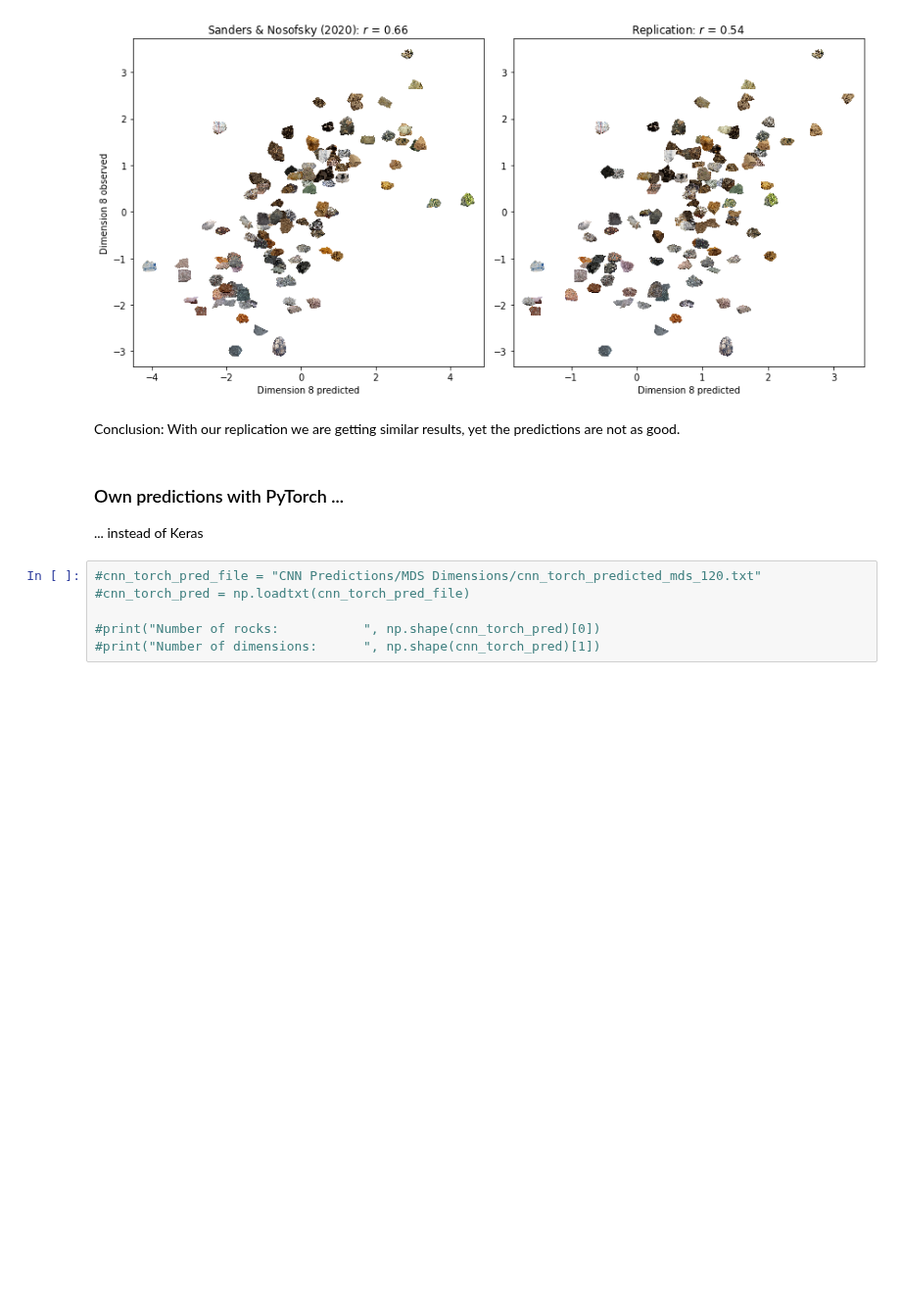
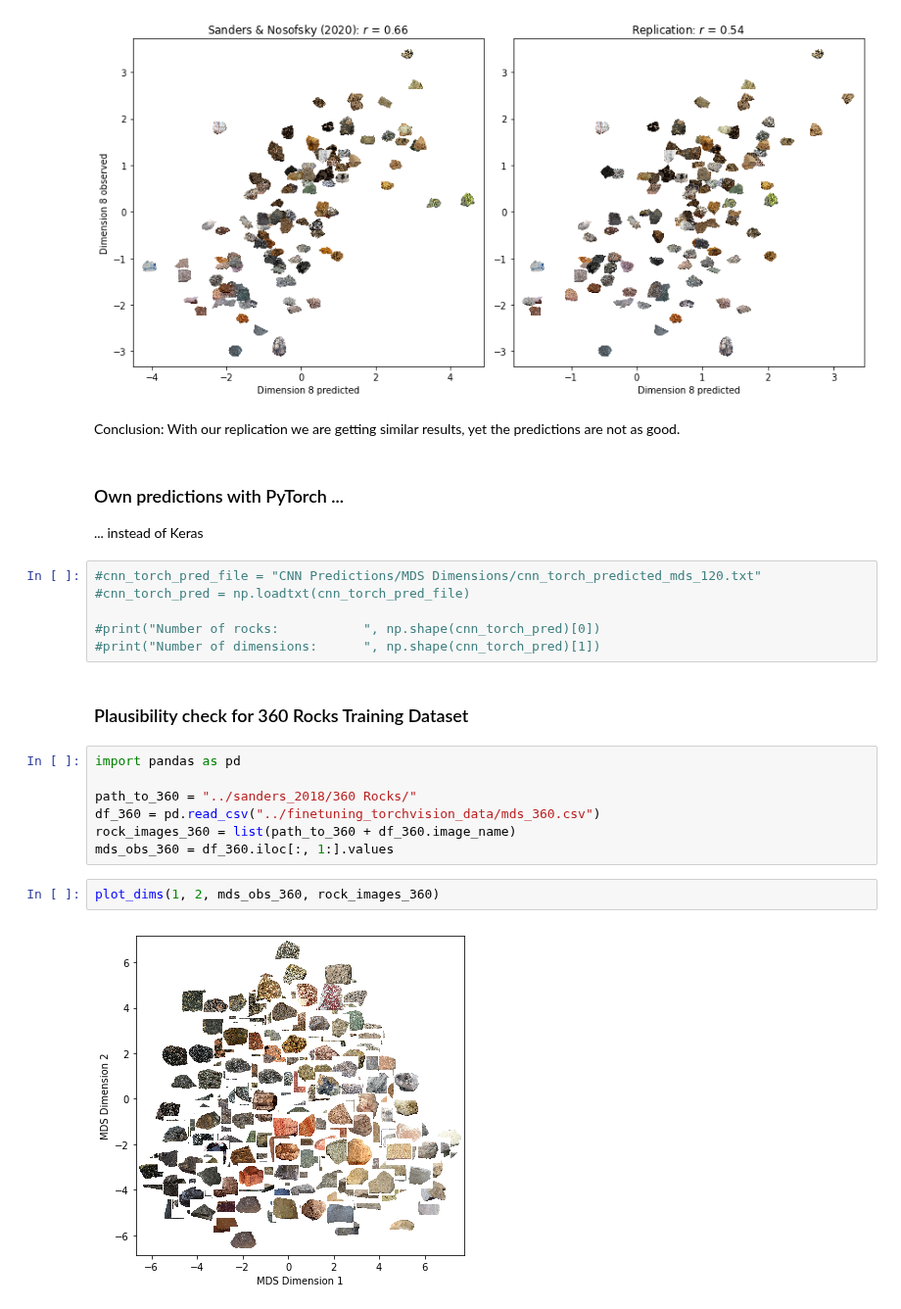
Before and after one commit to dominikpegler/mds_cnn, a Jupyter notebook: sanders_nosofsky_2020/mds.ipynb, the cells around one changed output. Shown at 98% size. Drawn from its saved outputs; the diff is of its cells as text; blank space fills up the shorter version.

```diff
--- a/sanders_nosofsky_2020/mds.ipynb
+++ b/sanders_nosofsky_2020/mds.ipynb
@@ -270,3 +270,16 @@ Conclusion: With our replication we are getting similar results, yet the predict
 
 #print("Number of rocks:           ", np.shape(cnn_torch_pred)[0])
 #print("Number of dimensions:      ", np.shape(cnn_torch_pred)[1])
+# %% [markdown]
+### Plausibility check for 360 Rocks Training Dataset
+# %%
+import pandas as pd
+
+path_to_360 = "../sanders_2018/360 Rocks/"
+df_360 = pd.read_csv("../finetuning_torchvision_data/mds_360.csv")
+rock_images_360 = list(path_to_360 + df_360.image_name)
+mds_obs_360 = df_360.iloc[:, 1:].values
+# %%
+plot_dims(1, 2, mds_obs_360, rock_images_360)
+# %% [output]
+[figure, added]
```
Also changed, not shown: parts of 1 cell of this notebook, 2 other files.
